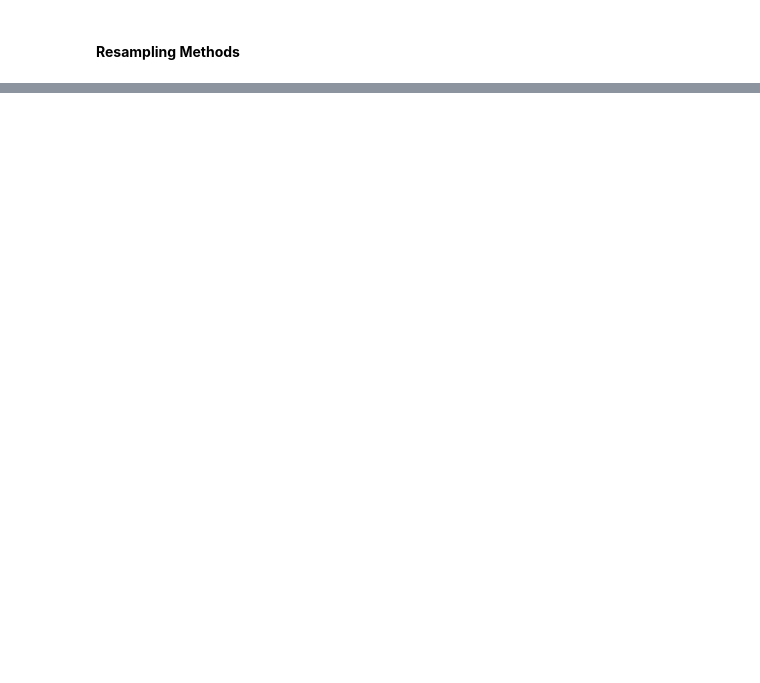
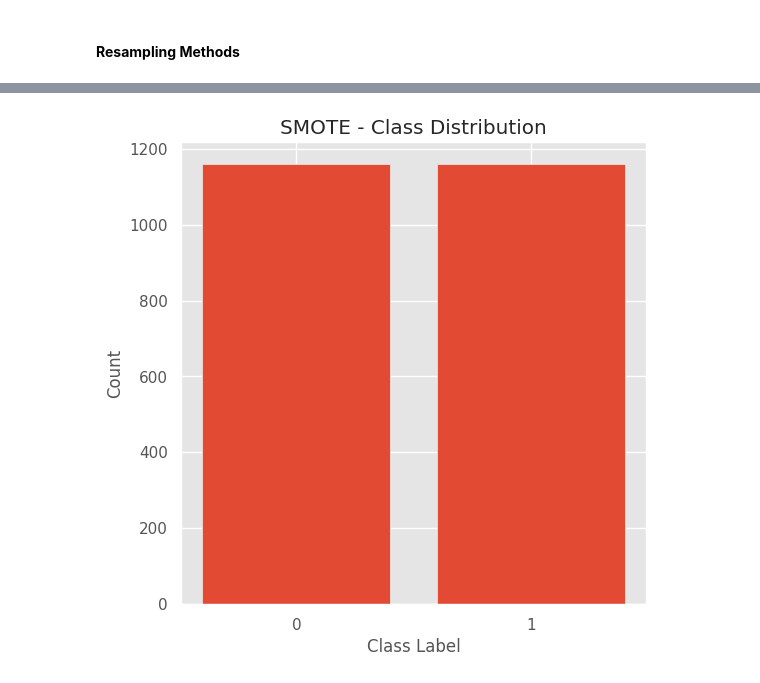
Before and after one commit to tsholofelo-mokheleli/ACIS-2023-New-Zealand, a Jupyter notebook: Experiment.ipynb, the cells around one changed output, grey strips where cells are left out. Drawn from its saved outputs; the diff is of its cells as text; code cells hidden in the pictures; blank space fills up the shorter version.

```diff
--- a/Experiment.ipynb
+++ b/Experiment.ipynb
@@ -237,0 +243,17 @@ Name: mental_health_diagnosed, dtype: int64
+# %%
+# Apply SMOTE to balance the dataset
+smote = SMOTE(random_state=42)
+X_train_resampled, y_train_resampled = smote.fit_resample(X_train, y_train)
+
+smote_imbal = y_train_resampled.value_counts()
+# %%
+# Plot the class distribution
+plt.figure(figsize=(6, 6))
+plt.bar(smote_imbal.index, smote_imbal.values)
+plt.xlabel('Class Label')
+plt.ylabel('Count')
+plt.title('SMOTE - Class Distribution')
+plt.xticks(smote_imbal.index)
+plt.show()
+# %% [output]
+[figure, added]
```
Also changed, not shown: parts of 17 cells of this notebook.
